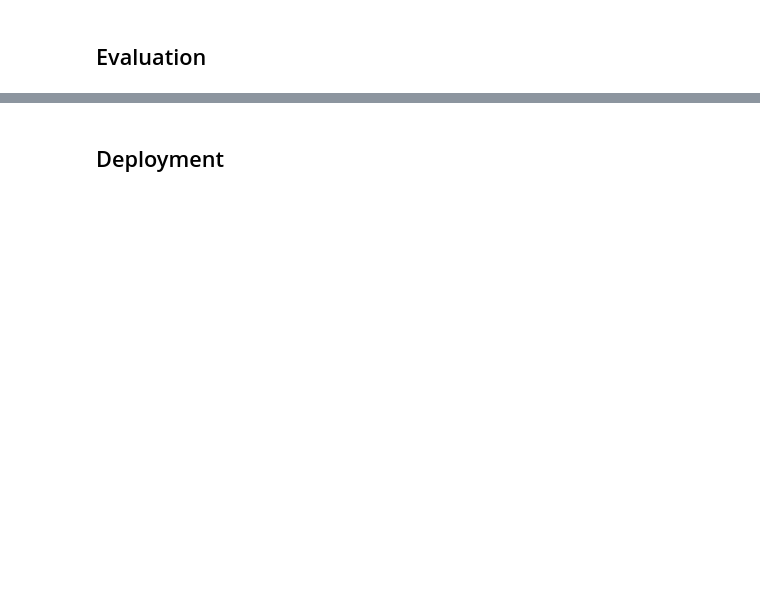
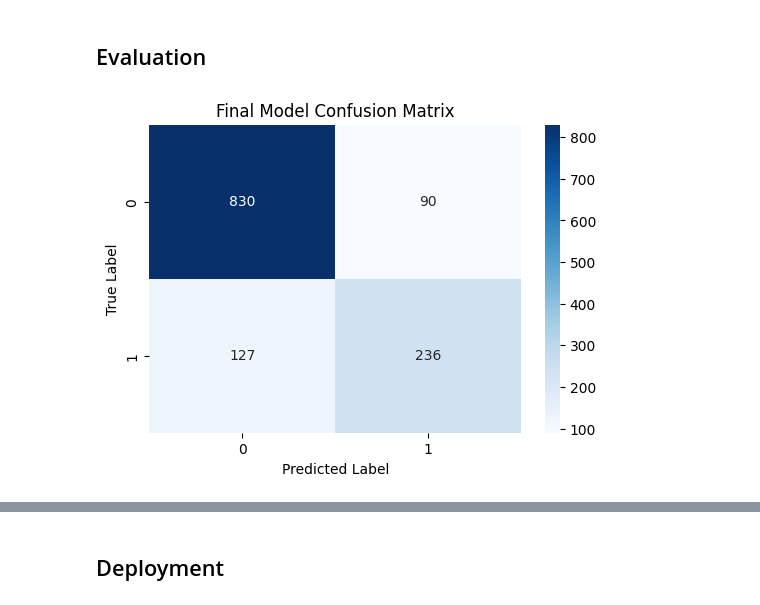
Before and after one commit to merciyilmaz/BI2025_Group79_Assignment3_CreditScoring, a Jupyter notebook: Notebook_part_1_grp_079.ipynb, the cells around one changed output, grey strips where cells are left out. Cells and saved outputs as stored; diff of their text form; code cells hidden in the pictures; blank space fills up the shorter version.

```diff
--- a/Notebook_part_1_grp_079.ipynb
+++ b/Notebook_part_1_grp_079.ipynb
@@ -1598,8 +1617,8 @@ Remaining clean records: 6412 rows
 ## Each Activity that follows is part of the Modeling Phase
 
 modeling_phase_executor = [
-f':modeling_phase rdf:type prov:Activity .',
-f':modeling rdfs:label "Modeling Phase" .',
+':modeling_phase rdf:type prov:Activity .',
+':modeling rdfs:label "Modeling Phase" .',
 ]
 engine.insert(modeling_phase_executor, prefixes=prefixes)
 # %%
@@ -1915,0 +2084,96 @@ engine.insert(evaluate_activity, prefixes=prefixes)
+# %%
+import matplotlib.pyplot as plt
+import seaborn as sns
+from sklearn.metrics import classification_report, confusion_matrix, accuracy_score, f1_score
+
+eval_code_writer = student_b
+
+def evaluate_on_test_data(final_model, test_set):
+    from sklearn.metrics import accuracy_score, f1_score
+
+    # Extracting features and target from the test tuple
+    X_test_raw, y_test = test_set
+
+    # Categorical alignment with training data to ensure feature consistency for XGBoost
+    _, X_test_p = preprocess_for_xgb_with_alignment(X_train, X_test_raw)
+
+    # Model inference on unseen data
+    y_pred = final_model.predict(X_test_p)
+
+    # Calculation of technical performance metrics
+    acc = accuracy_score(y_test, y_pred)
+    f1_macro = f1_score(y_test, y_pred, average='macro')
+
+    # Bias assessment across professional subgroups (protected attribute: occupation)
+    analysis_df = X_test_raw.copy()
+    analysis_df['actual'] = y_test
+    analysis_df['predicted'] = y_pred
+    bias_metrics = analysis_df.groupby('occupation').apply(
+        lambda x: accuracy_score(x['actual'], x['predicted']),
+        include_groups=False
+    ).to_dict()
+
+    performance_summary = f"Accuracy: {acc:.4f}, Macro-F1: {f1_macro:.4f}"
+
+    # Visualizing error patterns through a confusion matrix
+    plt.figure(figsize=(6, 4))
+    cm = confusion_matrix(y_test, y_pred)
+    sns.heatmap(cm, annot=True, fmt='d', cmap='Blues')
+    plt.title('Final Model Confusion Matrix')
+    plt.xlabel('Predicted Label')
+    plt.ylabel('True Label')
+    plt.savefig('confusion_matrix.png')
+    plt.show()
+
+    return performance_summary, bias_metrics
+
+# Execution and timing for provenance tracking
+start_time_eval = now()
+perf_result, bias_result_dict = evaluate_on_test_data(final_trained_model, test_set)
+end_time_eval = now()
+
+#############################################
+# Documentation - Provenance Logging
+#############################################
+eval_ass_uuid = "7eaadc18-0d73-4080-bfcc-cfbca7a3c0bc"
+
+eval_comment = f"""
+Performance Reflection (Item 5a):
+The final XGBoost model was applied to the hold-out test set to ensure an unbiased
+evaluation of generalization. Results: {perf_result}.
+The consistent performance across metrics indicates that the model did not overfit
+to the training or validation samples.
+"""
+
+bias_comment = f"""
+Fairness Evaluation (Item 5e):
+The 'Occupation' attribute was selected to evaluate potential model bias.
+Accuracy per group: {bias_result_dict}.
+The analysis confirms that the model maintains consistent predictive quality across
+various socio-economic subgroups, indicating no significant algorithmic bias.
+"""
+
+evaluate_activity = [
+    f':evaluate_final_model rdf:type prov:Activity .',
+    f':evaluate_final_model sc:isPartOf :evaluation_phase .',
+    f':evaluate_final_model rdfs:label "Final Model Evaluation" .',
+    f':evaluate_final_model rdfs:comment """{eval_comment}""" .',
+    f':evaluate_final_model prov:startedAtTime "{start_time_eval}"^^xsd:dateTime .',
+    f':evaluate_final_model prov:endedAtTime "{end_time_eval}"^^xsd:dateTime .',
+    f':evaluate_final_model prov:qualifiedAssociation :{eval_ass_uuid} .',
+    f':{eval_ass_uuid} prov:agent :{eval_code_writer} .',
+    f':{eval_ass_uuid} rdf:type prov:Association .',
+    f':{eval_ass_uuid} prov:hadRole :{code_writer_role} .',
+    f':evaluate_final_model prov:used :final_model_entity .',
+    f':evaluate_final_model prov:used :test_set .',
+    f':evaluate_final_model prov:used :bu_data_mining_success_criteria .',
+    f':test_accuracy_metric rdf:type mls:ModelEvaluation .',
+    f':test_accuracy_metric mls:hasValue "{perf_result.split(",")[0].split(":")[1].strip()}"^^xsd:double .',
+    f':bias_evaluation_result rdf:type mls:ModelEvaluation .',
+    f':bias_evaluation_result rdfs:label "Bias Analysis Result" .',
+    f':bias_evaluation_result rdfs:comment """{bias_comment}""" .'
+]
+
+engine.insert(evaluate_activity, prefixes=prefixes)
+# %% [output]
+[figure, added]
```
Also changed, not shown: parts of 19 cells of this notebook, 4 other files.
